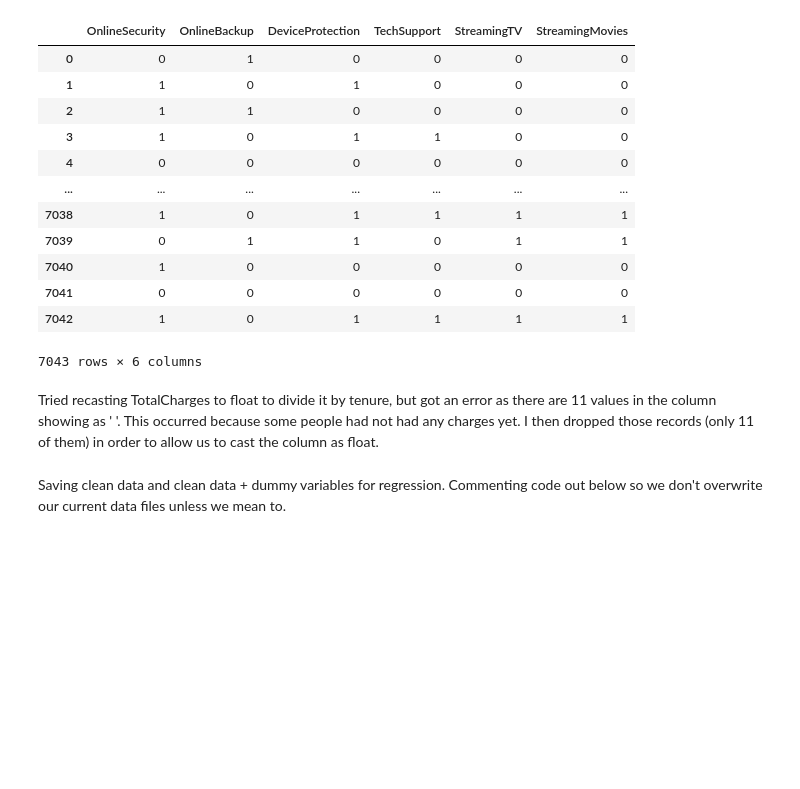
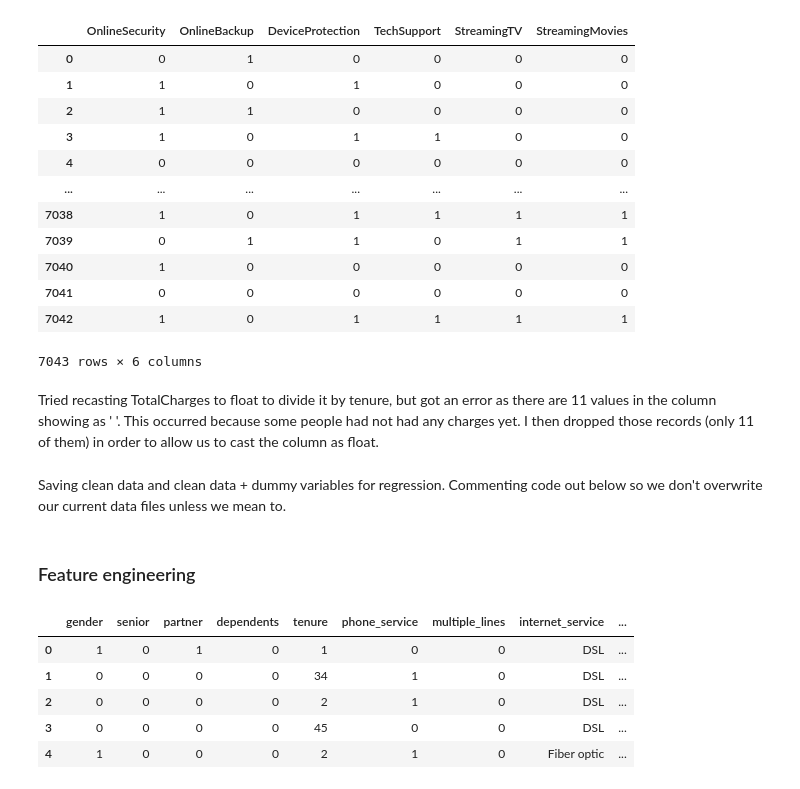
Before and after one commit to athena15/project_mcnulty, a Jupyter notebook: 1 - Data Cleaning.ipynb, the cells around one changed output. Drawn from its saved outputs; the diff is of its cells as text; code cells hidden in the pictures; blank space fills up the shorter version.

```diff
--- a/1 - Data Cleaning.ipynb
+++ b/1 - Data Cleaning.ipynb
@@ -186,3 +186,16 @@ Saving clean data and clean data + dummy variables for regression. Commenting co
 # # Save output as CSV
 # df.to_csv('data/clean_data.csv', index=False)
 # test.to_csv('data/clean_data_encoded_for_regression.csv', index=False)
+# %% [markdown]
+### Feature engineering
+# %%
+df = pd.read_csv('data/clean_data.csv')
+# %%
+df.head()
+# %% [output]
+|  | gender | senior | partner | dependents | tenure | phone_service | multiple_lines | internet_service | ... |
+| 0 | 1 | 0 | 1 | 0 | 1 | 0 | 0 | DSL | ... |
+| 1 | 0 | 0 | 0 | 0 | 34 | 1 | 0 | DSL | ... |
+| 2 | 0 | 0 | 0 | 0 | 2 | 1 | 0 | DSL | ... |
+| 3 | 0 | 0 | 0 | 0 | 45 | 0 | 0 | DSL | ... |
+| 4 | 1 | 0 | 0 | 0 | 2 | 1 | 0 | Fiber optic | ... |
```
Also changed, not shown: parts of 10 cells of this notebook, 3 other files.
